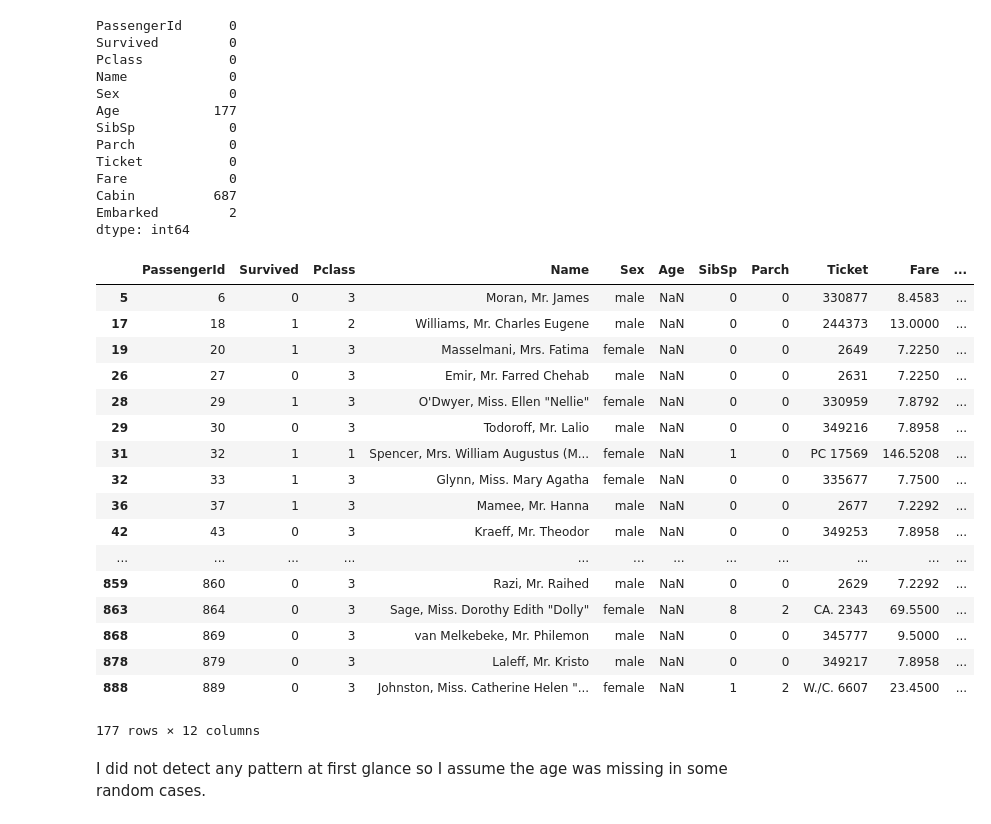
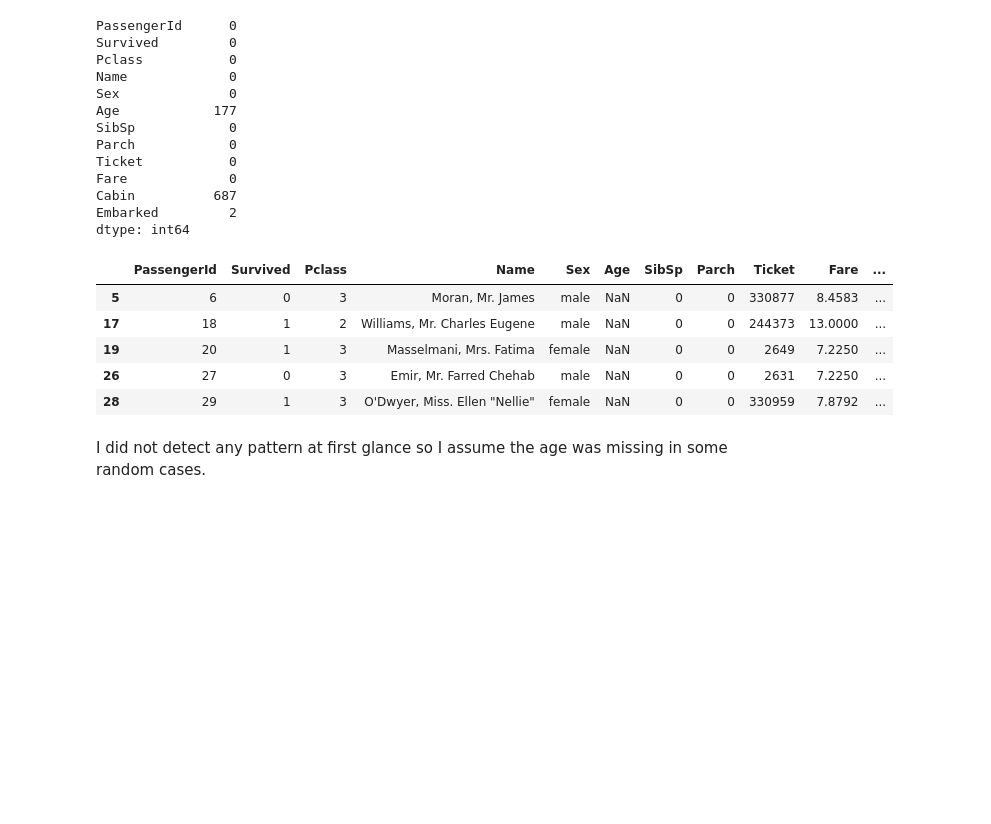
Before and after one commit to jboludae/DAND_project_2, a Jupyter notebook: titanic_survival_analysis.ipynb, the cells around one changed output. Drawn from its saved outputs; the diff is of its cells as text; code cells hidden in the pictures; blank space fills up the shorter version.

```diff
--- a/titanic_survival_analysis.ipynb
+++ b/titanic_survival_analysis.ipynb
@@ -90,26 +90,14 @@ dtype: int64
 # %%
 # Cabin and Age seem to have some NaN. Let's explore why
 null_age_series = titanic_survival['Age'].isnull()
-titanic_survival[null_age_series]
+titanic_survival[null_age_series].head()
 # %% [output]
 |  | PassengerId | Survived | Pclass | Name | Sex | Age | SibSp | Parch | Ticket | Fare | ... |
 | 5 | 6 | 0 | 3 | Moran, Mr. James | male | NaN | 0 | 0 | 330877 | 8.4583 | ... |
 | 17 | 18 | 1 | 2 | Williams, Mr. Charles Eugene | male | NaN | 0 | 0 | 244373 | 13.0000 | ... |
 | 19 | 20 | 1 | 3 | Masselmani, Mrs. Fatima | female | NaN | 0 | 0 | 2649 | 7.2250 | ... |
 | 26 | 27 | 0 | 3 | Emir, Mr. Farred Chehab | male | NaN | 0 | 0 | 2631 | 7.2250 | ... |
 | 28 | 29 | 1 | 3 | O'Dwyer, Miss. Ellen "Nellie" | female | NaN | 0 | 0 | 330959 | 7.8792 | ... |
-| 29 | 30 | 0 | 3 | Todoroff, Mr. Lalio | male | NaN | 0 | 0 | 349216 | 7.8958 | ... |
-| 31 | 32 | 1 | 1 | Spencer, Mrs. William Augustus (M... | female | NaN | 1 | 0 | PC 17569 | 146.5208 | ... |
-| 32 | 33 | 1 | 3 | Glynn, Miss. Mary Agatha | female | NaN | 0 | 0 | 335677 | 7.7500 | ... |
-| 36 | 37 | 1 | 3 | Mamee, Mr. Hanna | male | NaN | 0 | 0 | 2677 | 7.2292 | ... |
-| 42 | 43 | 0 | 3 | Kraeff, Mr. Theodor | male | NaN | 0 | 0 | 349253 | 7.8958 | ... |
-| ... | ... | ... | ... | ... | ... | ... | ... | ... | ... | ... | ... |
-| 859 | 860 | 0 | 3 | Razi, Mr. Raihed | male | NaN | 0 | 0 | 2629 | 7.2292 | ... |
-| 863 | 864 | 0 | 3 | Sage, Miss. Dorothy Edith "Dolly" | female | NaN | 8 | 2 | CA. 2343 | 69.5500 | ... |
-| 868 | 869 | 0 | 3 | van Melkebeke, Mr. Philemon | male | NaN | 0 | 0 | 345777 | 9.5000 | ... |
-| 878 | 879 | 0 | 3 | Laleff, Mr. Kristo | male | NaN | 0 | 0 | 349217 | 7.8958 | ... |
-| 888 | 889 | 0 | 3 | Johnston, Miss. Catherine Helen "... | female | NaN | 1 | 2 | W./C. 6607 | 23.4500 | ... |
-177 rows × 12 columns
 # %% [markdown]
 I did not detect any pattern at first glance so I assume the age was missing in some random cases.
 # %%
```
Also changed, not shown: parts of 7 cells of this notebook.
